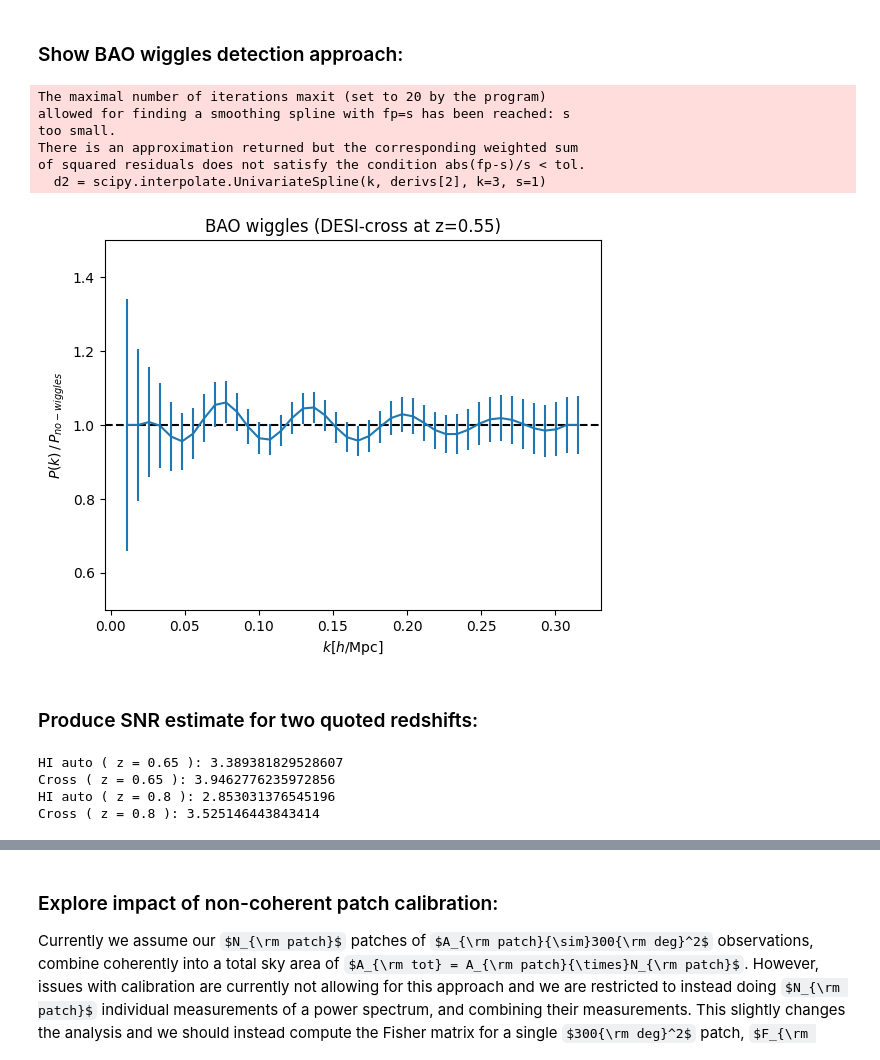
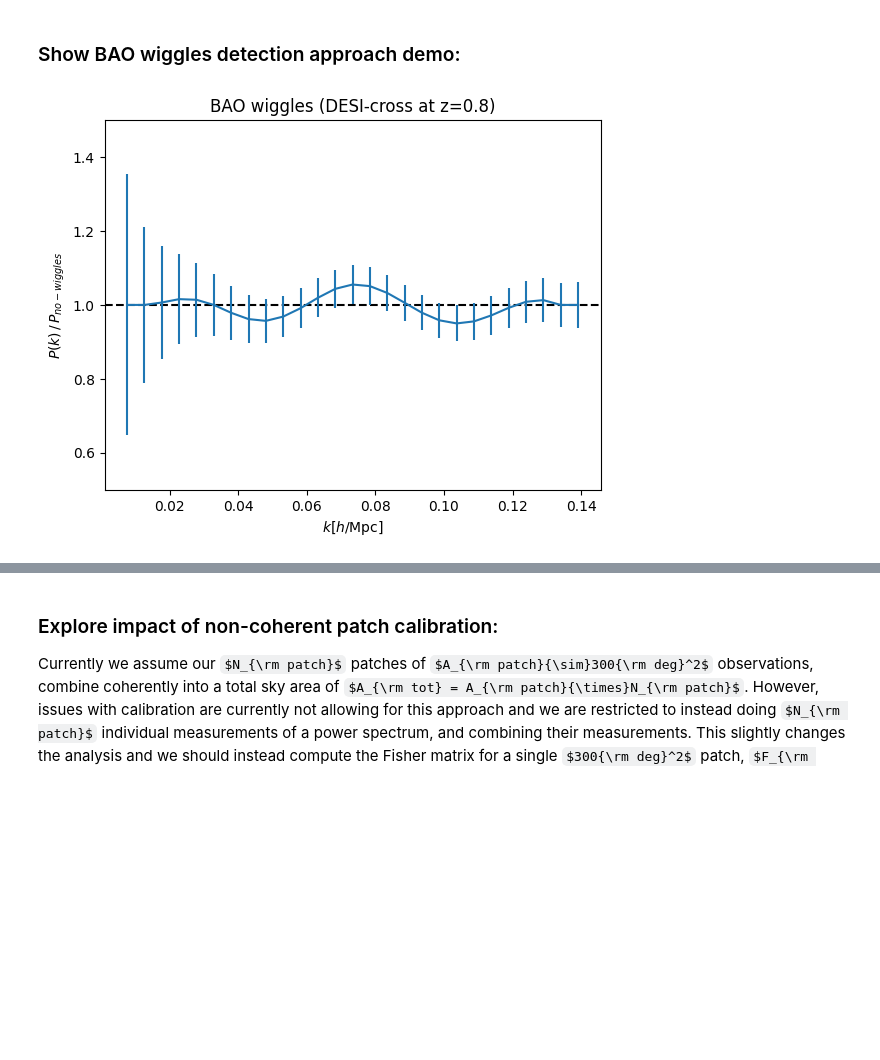
Before and after one commit to meerklass/MeerFish, a Jupyter notebook: XLPreport/BAO_forecasting.ipynb, the cells around one changed output, grey strips where cells are left out. Cells and saved outputs as stored; diff of their text form; code cells hidden in the pictures; some formulas as TeX source; blank space fills up the shorter version.

Commit message:
updated XLP notebook to better match Zes models used for submission

```diff
--- a/XLPreport/BAO_forecasting.ipynb
+++ b/XLPreport/BAO_forecasting.ipynb
@@ -8,7 +8,8 @@ import survey
 import model
 import fisher
 
-f_tobsloss = 0.5 # fraction of observation time loss
+f_tobsloss = 0.5 # fraction of observation time loss (XLP assumed 0.5)
+N_dish = 60 # number of operational dishes out of full 64 in array (XLP assumed 60)
 
 ## parameters to include in Fisher forecast:
 theta_ids = [\
@@ -30,68 +31,37 @@ t_obs = 800 * (1-f_tobsloss) # total MeerKLASS observation time (with losses the
 A_sky = 4000 # original sky area
 A_skyX = 3000 # sky area overlapping with DESI galaxies
 
-### Chose whether to explore just monopole, or first three multipoles"
-ells = [0]
-#ells = [0,2,4]
-ell = 0
+ZesVersion = True # use Ze's (XLP) models for HI bias and \bar{T}_HI
+
+kmax = 0.1/0.7 # [h/Mpc] matching Ze's (XLP) cut - beyond this non-linear/gridding and instrumental effects dominate
+
+### Choose which power spectrum multipoles:
+ells = [0] # just monopole (default)
+#ells = [0,2,4] # first three noon-zero multipoles
 # %% [markdown]
-### Show BAO wiggles detection approach:
+### Show BAO wiggles detection approach demo:
 # %%
-zminzmax = [0.5,0.6]
-z,zmin1,zmin2,zmax1,zmax2,A_sky1,A_sky2,V_bin1,V_bin2,V_binX,theta_FWHM1,theta_FWHM2,t_tot,N_dish,sigma_z1,sigma_z2,P_N,nbar = survey.params(Survey1=Survey1_arg,Survey2=Survey2_arg,zminzmax=zminzmax,A_sky1=A_sky,t_tot=t_obs)
-k_fg = 0
+z = 0.8
+deltaz = 0.2 # redshift width for each bin
+zminzmax = [z-deltaz/2,z+deltaz/2] # use default
+
+z,zmin1,zmin2,zmax1,zmax2,A_sky1,A_sky2,V_bin1,V_bin2,V_binX,theta_FWHM1,theta_FWHM2,t_tot,N_dish,sigma_z1,sigma_z2,P_N,nbar = survey.params(Survey1=Survey1_arg,Survey2=Survey2_arg,zminzmax=zminzmax,A_sky1=A_sky,t_tot=t_obs,N_dish=N_dish,T_sys=model.Tsys(np.mean(zminzmax)))
+k_fg = 0 # explore this later
 surveypars = z,V_bin1,V_bin2,V_binX,theta_FWHM1,theta_FWHM2,sigma_z1,sigma_z2,P_N,1/nbar,k_fg
-cosmopars = cosmo.SetCosmology(z=z,return_cosmopars=True) # set initial default cosmology
+cosmopars = cosmo.SetCosmology(z=z,return_cosmopars=True,ZesVersion=ZesVersion) # set initial default cosmology
 nuispars = 0,0,0 # ignore nuisance parameters throughout
 Pmod = cosmo.MatterPk(z)
-k,kbins,kmin,kmax = model.get_kbins(z,zminzmax[0],zminzmax[1],A_sky=A_skyX,kmax=0.32,Taruya=True)
+k,kbins,kmin,kmax = model.get_kbins(z,zminzmax[0],zminzmax[1],A_sky=A_skyX,kmax=kmax,Taruya=True)
 
-P_X = model.P_ell(ell,k,Pmod,cosmopars,surveypars,nuispars,'X')
-P_err = model.sigma_ell_error(ell,k,Pmod,cosmopars,surveypars,nuispars,'X')
+P_X = model.P_ell(0,k,Pmod,cosmopars,surveypars,nuispars,'X')
+P_err = model.sigma_ell_error(0,k,Pmod,cosmopars,surveypars,nuispars,'X')
 P_smooth,f_BAO_HI_wb = model.Pk_noBAO(P_X,k)
 plt.axhline(1,color='black',ls='--')
 plt.errorbar(k,P_X/P_smooth,P_err/P_smooth)
 plt.xlabel(r'$k [h/{\rm Mpc}]$')
 plt.ylabel(r'$P(k)\,/\,P_{no-wiggles}$')
 plt.title('BAO wiggles (DESI-cross at z=%s)'%z)
 plt.ylim(0.5,1.5)
 plt.show()
 # %% [output]
-The maximal number of iterations maxit (set to 20 by the program)
-allowed for finding a smoothing spline with fp=s has been reached: s
-too small.
-There is an approximation returned but the corresponding weighted sum
-of squared residuals does not satisfy the condition abs(fp-s)/s < tol.
-  d2 = scipy.interpolate.UnivariateSpline(k, derivs[2], k=3, s=1)
-[figure, old version]
+[figure, new version]
-# %% [markdown]
-### Produce SNR estimate for two quoted redshifts:
-# %%
-zs = [0.65,0.8] # central redshifts for each bin
-deltaz = 0.1 # redshift width for each bin
-
-for i,z_i in enumerate(zs):
-    zminzmax = [z_i-deltaz/2,z_i+deltaz/2] # use default
-    z,zmin1,zmin2,zmax1,zmax2,A_sky1,A_sky2,V_bin1,V_bin2,V_binX,theta_FWHM1,theta_FWHM2,t_tot,N_dish,sigma_z1,sigma_z2,P_N,nbar = survey.params(Survey1=Survey1_arg,Survey2=Survey2_arg,zminzmax=zminzmax,A_sky1=A_sky,A_skyX=A_skyX,t_tot=t_obs)
-    surveypars = z,V_bin1,V_bin2,V_binX,theta_FWHM1,theta_FWHM2,sigma_z1,sigma_z2,P_N,1/nbar,0
-    cosmopars = cosmo.SetCosmology(z=z,return_cosmopars=True) # set initial default cosmology
-    Pmod = cosmo.MatterPk(z)
-
-    ### HI auto:
-    k,kbins,kmin,kmax = model.get_kbins(z,zminzmax[0],zminzmax[1],A_sky=A_sky1,kmax=0.32,Taruya=True)
-    F = fisher.Matrix_ell(theta_ids,k,Pmod,cosmopars,surveypars,nuispars,ells,tracer='1')
-    C = fisher.FisherInverse(F)
-    SNR_BAO = 1/np.sqrt(C[0][0])
-    print('HI auto ( z =',z,'):',SNR_BAO)
-
-    ### Cross-correlation:
-    k,kbins,kmin,kmax = model.get_kbins(z,zminzmax[0],zminzmax[1],A_sky=A_skyX,kmax=0.32,Taruya=True)
-    F = fisher.Matrix_ell(theta_ids,k,Pmod,cosmopars,surveypars,nuispars,ells,tracer='X')
-    C = fisher.FisherInverse(F)
-    SNR_BAO = 1/np.sqrt(C[0][0])
-    print('Cross ( z =',z,'):',SNR_BAO)
-# %% [output]
-HI auto ( z = 0.65 ): 3.389381829528607
-Cross ( z = 0.65 ): 3.9462776235972856
-HI auto ( z = 0.8 ): 2.853031376545196
-Cross ( z = 0.8 ): 3.525146443843414
```
Also changed, not shown: parts of 10 cells of this notebook, 5 other files.
